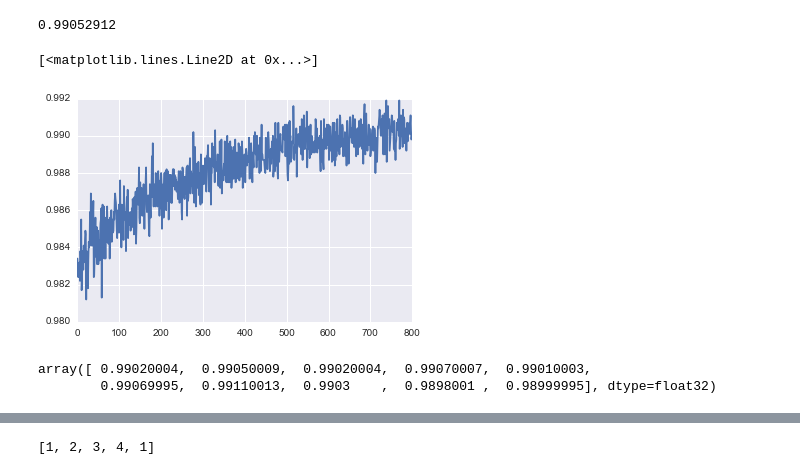
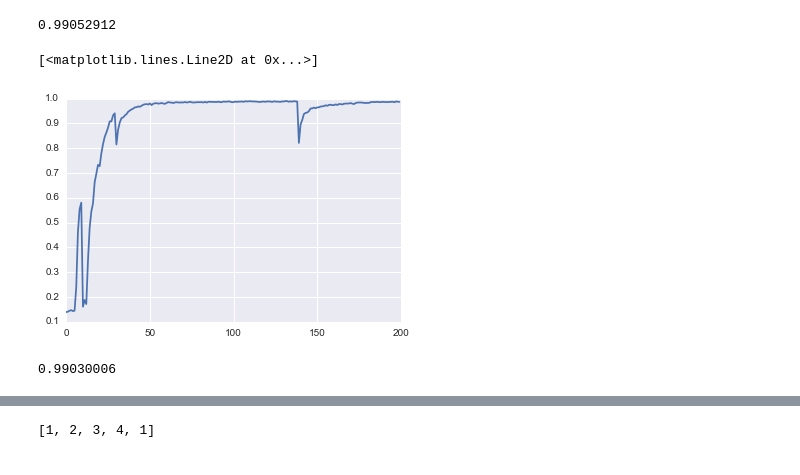
Before and after one commit to jaredawebb/ForwardThinking, a Jupyter notebook: replication/vanilla_conv.ipynb, the cells around one changed output, grey strips where cells are left out. Drawn from its saved outputs; the diff is of its cells as text; code cells hidden in the pictures.

```diff
--- a/replication/vanilla_conv.ipynb
+++ b/replication/vanilla_conv.ipynb
@@ -240,15 +240,14 @@ acc[-100:].mean()
 0.99052912
 # %%
 acc = np.load('./accuracies_aug.npy')
-plt.plot(acc[-800:])
+plt.plot(acc[:200])
 # %% [output]
 [<matplotlib.lines.Line2D at 0x...>]
-[figure, old version]
+[figure, new version]
-# %%
-acc[-10:]
-# %% [output]
-array([ 0.99020004,  0.99050009,  0.99020004,  0.99070007,  0.99010003,
-        0.99069995,  0.99110013,  0.9903    ,  0.9898001 ,  0.98999995], dtype=float32)
+# %%
+max(acc[:200])
+# %% [output]
+0.99030006
 # %%
 max(acc)
 # %% [output]
```
Also changed, not shown: parts of 5 cells of this notebook.
